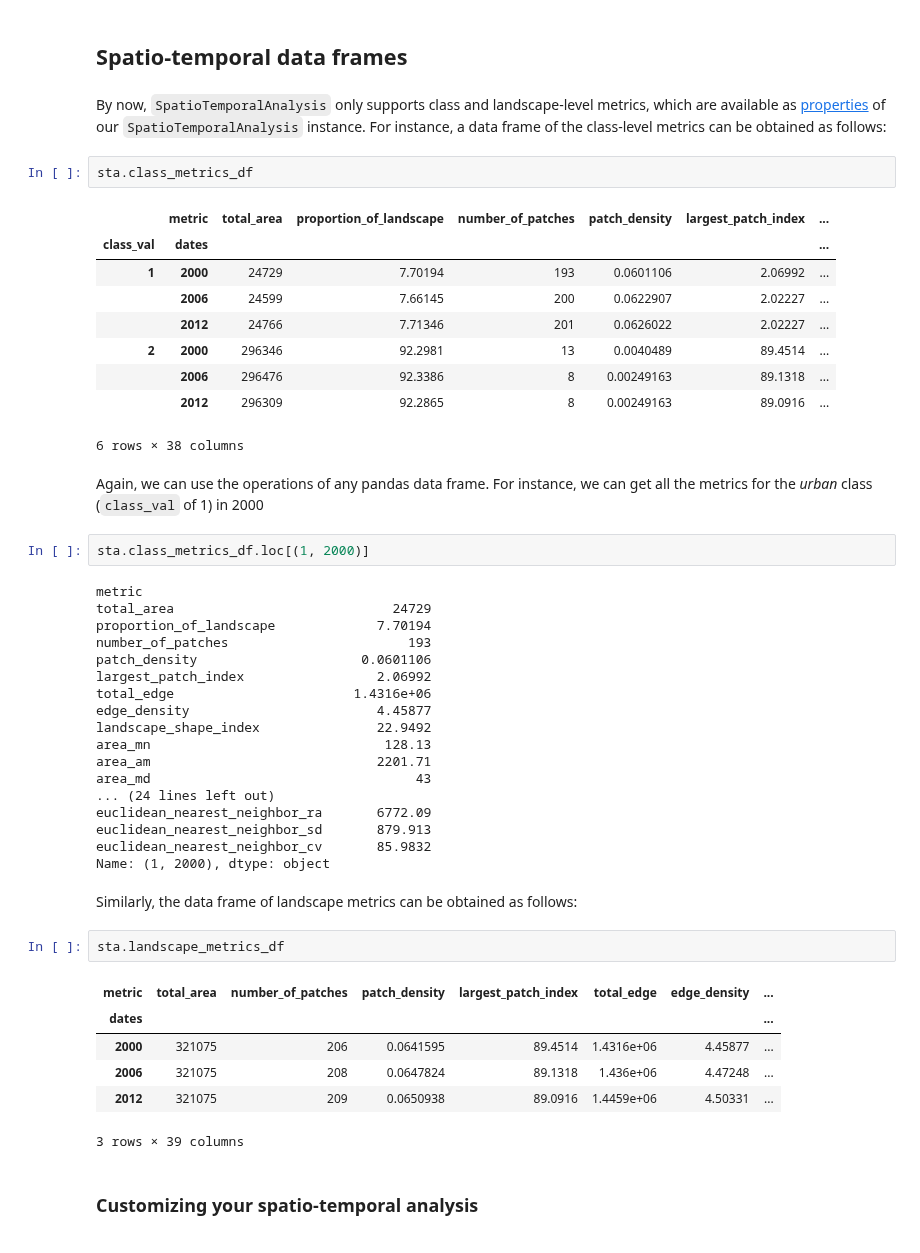
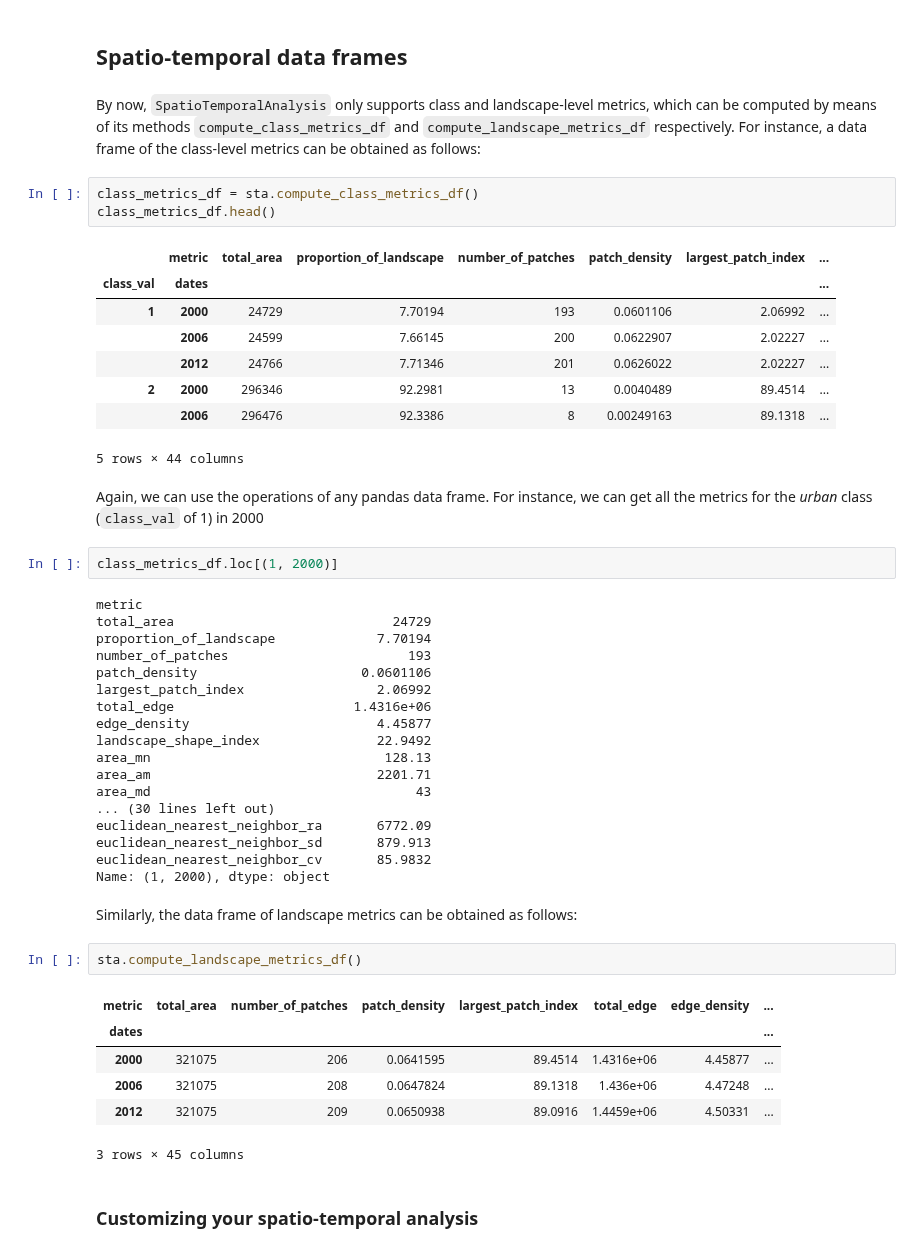
Before and after one commit to martibosch/pylandstats-notebooks, a Jupyter notebook: notebooks/02-spatiotemporal-analysis.ipynb, the cells around one changed output. Saved outputs shown, nothing was run; the diff lists cells and outputs as text.

```diff
--- a/notebooks/02-spatiotemporal-analysis.ipynb
+++ b/notebooks/02-spatiotemporal-analysis.ipynb
@@ -17,23 +17,23 @@ sta = pls.SpatioTemporalAnalysis(input_filepaths, dates=[2000, 2006, 2012])
 # %% [markdown]
 ## Spatio-temporal data frames
 # %% [markdown]
-By now, `SpatioTemporalAnalysis` only supports class and landscape-level metrics, which are available as [properties](https://docs.python.org/3/howto/descriptor.html#properties) of our `SpatioTemporalAnalysis` instance. For instance, a data frame of the class-level metrics can be obtained as follows:
+By now, `SpatioTemporalAnalysis` only supports class and landscape-level metrics, which can be computed by means of its methods `compute_class_metrics_df` and `compute_landscape_metrics_df` respectively. For instance, a data frame of the class-level metrics can be obtained as follows:
-# %%
-sta.class_metrics_df
-# %% [output]
-|  | metric | total_area | proportion_of_landscape | number_of_patches | patch_density | largest_patch_index | ... |
-| class_val | dates |  |  |  |  |  | ... |
-| 1 | 2000 | 24729 | 7.70194 | 193 | 0.0601106 | 2.06992 | ... |
-|  | 2006 | 24599 | 7.66145 | 200 | 0.0622907 | 2.02227 | ... |
-|  | 2012 | 24766 | 7.71346 | 201 | 0.0626022 | 2.02227 | ... |
-| 2 | 2000 | 296346 | 92.2981 | 13 | 0.0040489 | 89.4514 | ... |
-|  | 2006 | 296476 | 92.3386 | 8 | 0.00249163 | 89.1318 | ... |
-|  | 2012 | 296309 | 92.2865 | 8 | 0.00249163 | 89.0916 | ... |
-6 rows × 38 columns
+# %%
+class_metrics_df = sta.compute_class_metrics_df()
+class_metrics_df.head()
+# %% [output]
+|  | metric | total_area | proportion_of_landscape | number_of_patches | patch_density | largest_patch_index | ... |
+| class_val | dates |  |  |  |  |  | ... |
+| 1 | 2000 | 24729 | 7.70194 | 193 | 0.0601106 | 2.06992 | ... |
+|  | 2006 | 24599 | 7.66145 | 200 | 0.0622907 | 2.02227 | ... |
+|  | 2012 | 24766 | 7.71346 | 201 | 0.0626022 | 2.02227 | ... |
+| 2 | 2000 | 296346 | 92.2981 | 13 | 0.0040489 | 89.4514 | ... |
+|  | 2006 | 296476 | 92.3386 | 8 | 0.00249163 | 89.1318 | ... |
+5 rows × 44 columns
 # %% [markdown]
 Again, we can use the operations of any pandas data frame. For instance, we can get all the metrics for the *urban* class (`class_val` of 1) in 2000
 # %%
-sta.class_metrics_df.loc[(1, 2000)]
+class_metrics_df.loc[(1, 2000)]
 # %% [output]
 metric
 total_area                            24729
@@ -47,7 +47,7 @@ landscape_shape_index               22.9492
 area_mn                              128.13
 area_am                             2201.71
 area_md                                  43
-... (24 lines left out)
+... (30 lines left out)
 euclidean_nearest_neighbor_ra       6772.09
 euclidean_nearest_neighbor_sd       879.913
 euclidean_nearest_neighbor_cv       85.9832
@@ -55,14 +55,14 @@ Name: (1, 2000), dtype: object
 # %% [markdown]
 Similarly, the data frame of landscape metrics can be obtained as follows:
 # %%
-sta.landscape_metrics_df
+sta.compute_landscape_metrics_df()
 # %% [output]
 | metric | total_area | number_of_patches | patch_density | largest_patch_index | total_edge | edge_density | ... |
 | dates |  |  |  |  |  |  | ... |
 | 2000 | 321075 | 206 | 0.0641595 | 89.4514 | 1.4316e+06 | 4.45877 | ... |
 | 2006 | 321075 | 208 | 0.0647824 | 89.1318 | 1.436e+06 | 4.47248 | ... |
 | 2012 | 321075 | 209 | 0.0650938 | 89.0916 | 1.4459e+06 | 4.50331 | ... |
-3 rows × 39 columns
+3 rows × 45 columns
 # %% [markdown]
 ### Customizing your spatio-temporal analysis
 # %% [markdown]
```
Also changed, not shown: parts of 11 cells of this notebook, 6 other files.
